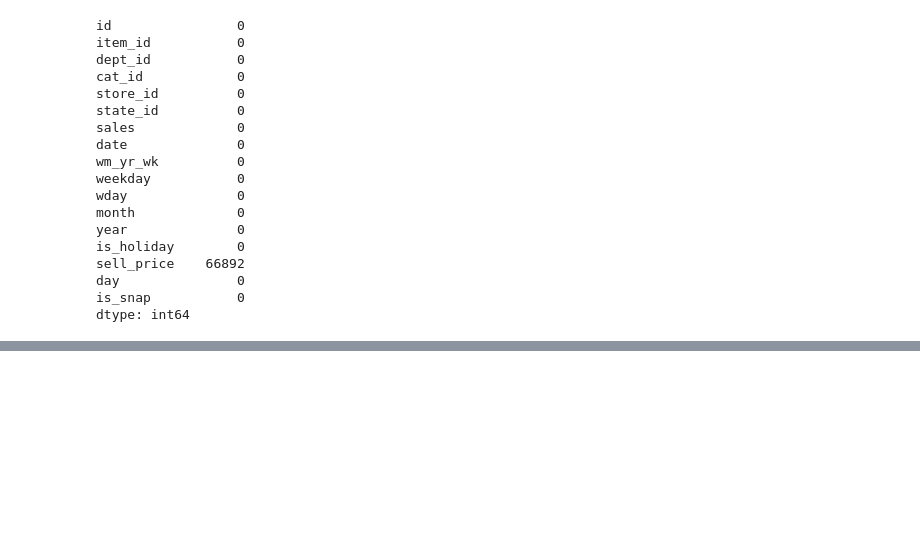
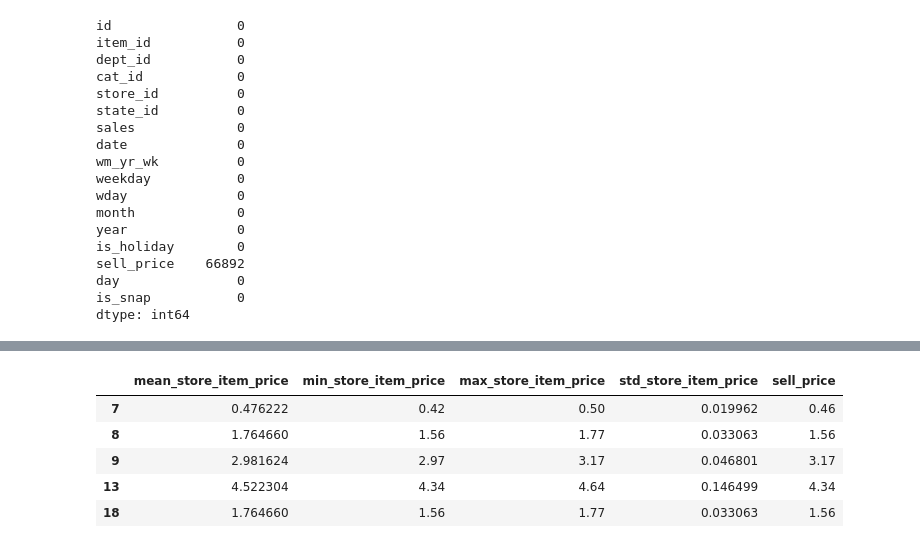
Before and after one commit to ionahu08/M5Forecasting_Accuracy, a Jupyter notebook: code/project_M5V2.ipynb, the cells around one changed output, grey strips where cells are left out. Drawn from its saved outputs; the diff is of its cells as text; code cells hidden in the pictures; blank space fills up the shorter version.

```diff
--- a/code/project_M5V2.ipynb
+++ b/code/project_M5V2.ipynb
@@ -589,0 +696,13 @@ sales_train4.head().T
+# %%
+sales_train4.loc[
+    :, ["mean_store_item_price",
+        "min_store_item_price", "max_store_item_price",
+        "std_store_item_price", "sell_price"]
+][sales_train4['sell_price'].notnull()].head()
+# %% [output]
+|  | mean_store_item_price | min_store_item_price | max_store_item_price | std_store_item_price | sell_price |
+| 7 | 0.476222 | 0.42 | 0.50 | 0.019962 | 0.46 |
+| 8 | 1.764660 | 1.56 | 1.77 | 0.033063 | 1.56 |
+| 9 | 2.981624 | 2.97 | 3.17 | 0.046801 | 3.17 |
+| 13 | 4.522304 | 4.34 | 4.64 | 0.146499 | 4.34 |
+| 18 | 1.764660 | 1.56 | 1.77 | 0.033063 | 1.56 |
```
Also changed, not shown: parts of 5 cells of this notebook.
